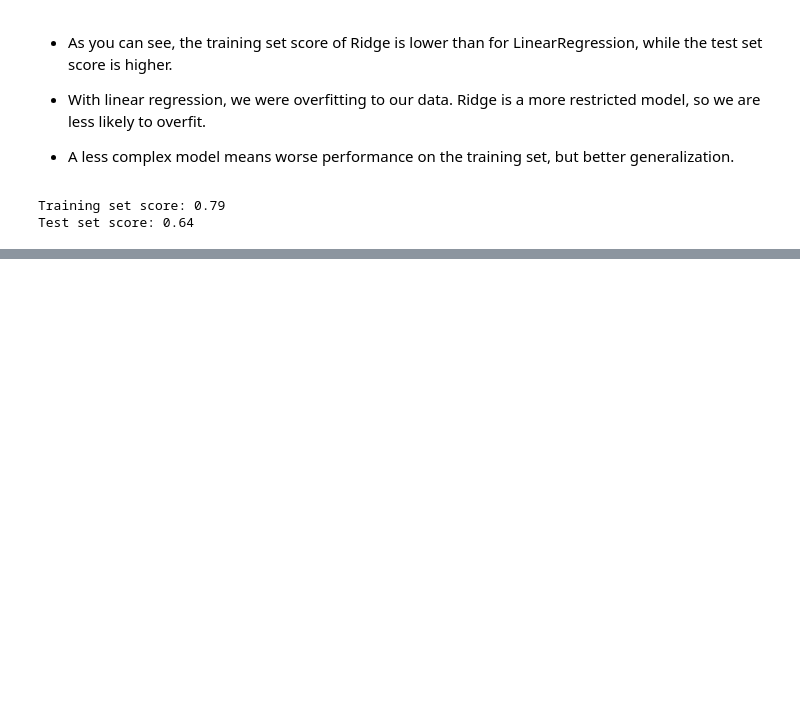
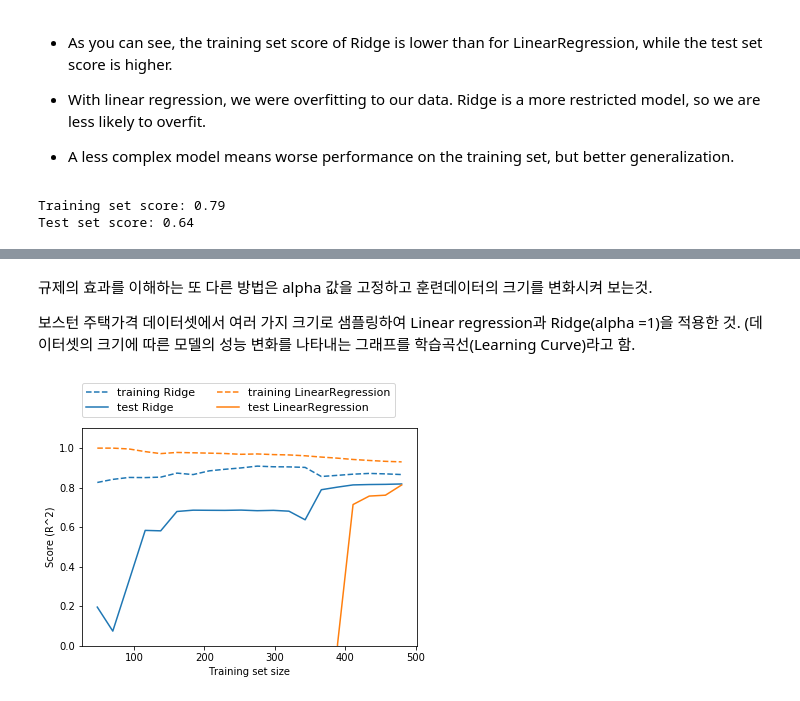
Before and after one commit to Youngpyoryu/Introduction-to-machine-learning-with-python-lecture-note, a Jupyter notebook: Chapter 2.Supervised Learning.ipynb, the cells around one changed output, grey strips where cells are left out. Saved outputs shown, nothing was run; the diff lists cells and outputs as text; code cells hidden in the pictures; blank space fills up the shorter version.

```diff
--- a/Chapter 2.Supervised Learning.ipynb
+++ b/Chapter 2.Supervised Learning.ipynb
@@ -519,0 +551,9 @@ Test set score: 0.64
+# %% [markdown]
+규제의 효과를 이해하는 또 다른 방법은 alpha 값을 고정하고 훈련데이터의 크기를 변화시켜 보는것.
+
+보스턴 주택가격 데이터셋에서 여러 가지 크기로 샘플링하여 Linear regression과 Ridge(alpha =1)을 적용한 것.
+(데이터셋의 크기에 따른 모델의 성능 변화를 나타내는 그래프를 학습곡선(Learning Curve)라고 함.
+# %%
+mglearn.plots.plot_ridge_n_samples()
+# %% [output]
+[figure, added]
```
Also changed, not shown: parts of 65 cells of this notebook.
